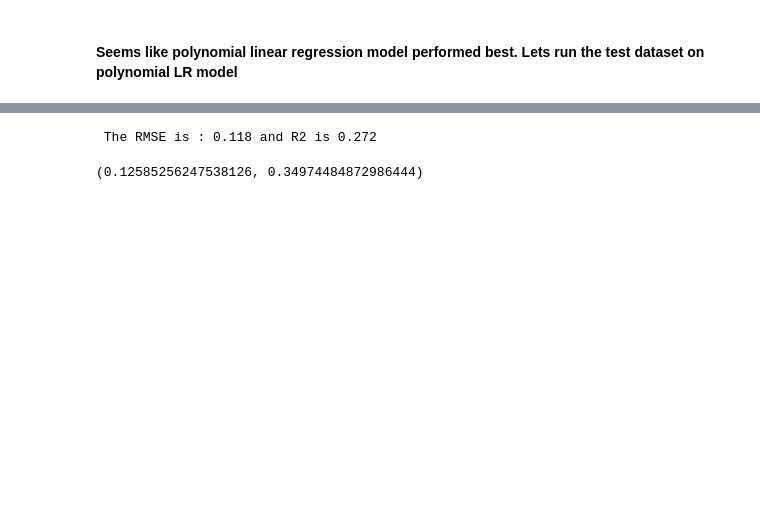
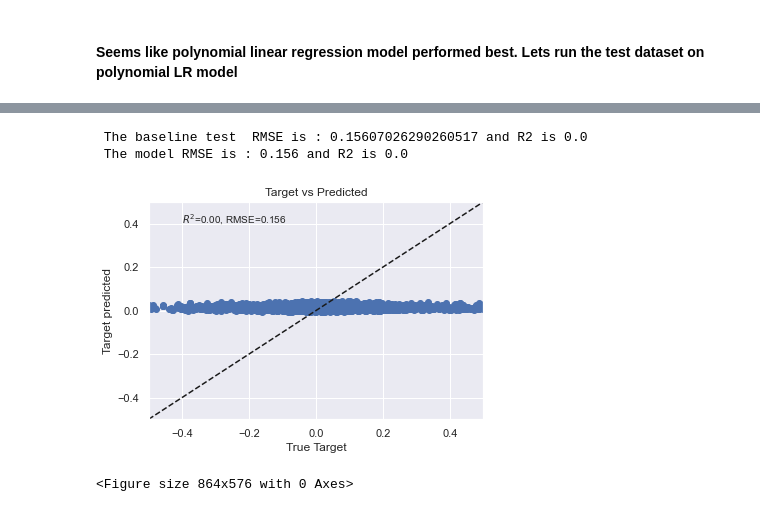
Before and after one commit to clustering-zillow/clustering-zillow, a Jupyter notebook: Walkthrough_2.ipynb, the cells around one changed output, grey strips where cells are left out. Cells and saved outputs as stored; diff of their text form; code cells hidden in the pictures; blank space fills up the shorter version.

```diff
--- a/Walkthrough_2.ipynb
+++ b/Walkthrough_2.ipynb
@@ -186,5 +174,5 @@ model.GAM_model(test, features)
 # %%
 features = ['bathroomcnt', 'bedroomcnt', 'finishedsquarefeet12', 'taxvaluedollarcnt', 'median_income', 'living_area']
 
-summary_results_train = model.run_all_functions(train,features)
+summary_results_train, lm_poly, poly, lm, gam = model.run_all_functions_train(train,features)
 summary_results_train
@@ -198,3 +179,3 @@ summary_results_train
 # %%
-summary_results_validate = model.run_all_functions(validate,features)
+summary_results_validate = model.run_all_functions_test(validate,train,features)
 summary_results_validate
@@ -300,8 +183,0 @@ RMSE_validate, R2_validate
-# %%
-# Fit kmeans on test
-X = test[['finishedsquarefeet12','logerror']]
-scaler = MinMaxScaler(copy=True, feature_range=(0,1)).fit(X)
-X_scaled = pd.DataFrame(scaler.transform(X), columns=X.columns.values).set_index([X.index.values])
-kmeans.predict(X_scaled)
-test['cluster'] = kmeans.predict(X_scaled)
-test['cluster'] = 'cluster_' + test.cluster.astype(str)
@@ -334,7 +183,0 @@ print(f' The RMSE is : {RMSE} and R2 is {R2}')
-# %%
-features = ['bathroomcnt', 'bedroomcnt', 'finishedsquarefeet12', 'taxvaluedollarcnt', 'median_income', 'living_area']
-test_3 = test[test.cluster == 'cluster_3']
-RMSE, R2, y_test3 = model.poly_regression(test_3, features,6)
-print(f' The RMSE is : {RMSE} and R2 is {R2}')
-# %% [output]
- The RMSE is : 0.118 and R2 is 0.272
@@ -346,4 +184,13 @@ R2_validate = r2_score(y_test_comb.logerror,y_test_comb.predicted_poly)
-# %%
-RMSE_test, R2_validate
-# %% [output]
-(0.12585256247538126, 0.34974484872986444)
+# %%
+features = ['bathroomcnt', 'bedroomcnt', 'finishedsquarefeet12', 'taxvaluedollarcnt', 'median_income', 'living_area']
+RMSE, R2, y_test = model.linear_reg1(test, features,lm)
+print(f' The baseline test  RMSE is : {RMSE_test} and R2 is {R2_test}')
+print(f' The model RMSE is : {RMSE} and R2 is {R2}')
+# %% [output]
+ The baseline test  RMSE is : 0.15607026290260517 and R2 is 0.0
+ The model RMSE is : 0.156 and R2 is 0.0
+# %%
+model.plot_scatter(y_test['logerror'], y_test['predicted'])
+# %% [output]
+[figure, added]
+<Figure size 864x576 with 0 Axes>
```
Also changed, not shown: parts of 57 cells of this notebook, 1 other file.
